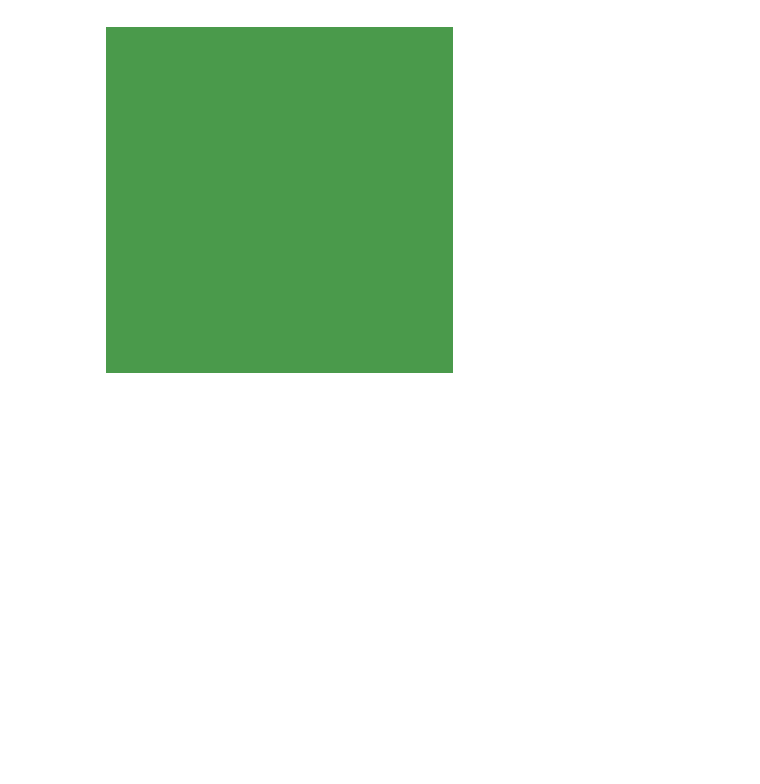
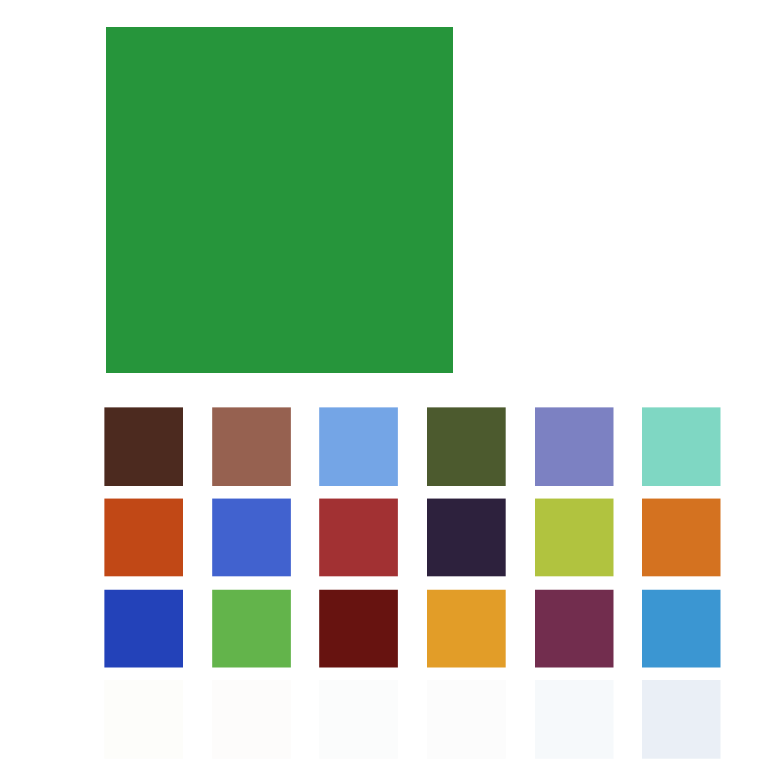
Before and after one commit to kvdomingo/AP187, a Jupyter notebook: Activity 4/187-4.ipynb, the cells around one changed output. Saved outputs shown, nothing was run; the diff lists cells and outputs as text; code cells hidden in the pictures; blank space fills up the shorter version.

```diff
--- a/Activity 4/187-4.ipynb
+++ b/Activity 4/187-4.ipynb
@@ -95,2 +123,21 @@ rend.main(filename_kwargs, False, True, False)
 # %% [output]
 [figure]
+# %%
+mcc = np.genfromtxt('macbethcolorchecker.csv', delimiter=',', skip_header=1, unpack=True)
+wavelength = mcc[0]
+mac = mcc[1:-2]
+wavd65, intd65 = np.genfromtxt('illuminant_d65.csv', delimiter=',', unpack=True)
+# %%
+fig = mp.figure(figsize=(16/2,9/2))
+for i in range(len(mac)):
+    ax = fig.add_subplot(4, 6, i+1)
+    filename_kwargs = dict({'emittance_filename': np.array([wavd65, intd65]).T,
+                            'reflectance_filename': np.array([wavelength, mac[i]]).T,
+                            'sensitivity_filename': 'nikon_d70.spectra'})
+    rend = ColorRender()
+    rend.main(filename_kwargs, 'sum', False, True, False)
+mp.tight_layout()
+# mp.savefig('mac_rendered.png', dpi=300, bbox_inches='tight')
+mp.show()
+# %% [output]
+[figure, added]
```
Also changed, not shown: parts of 3 cells of this notebook, 10 other files.
